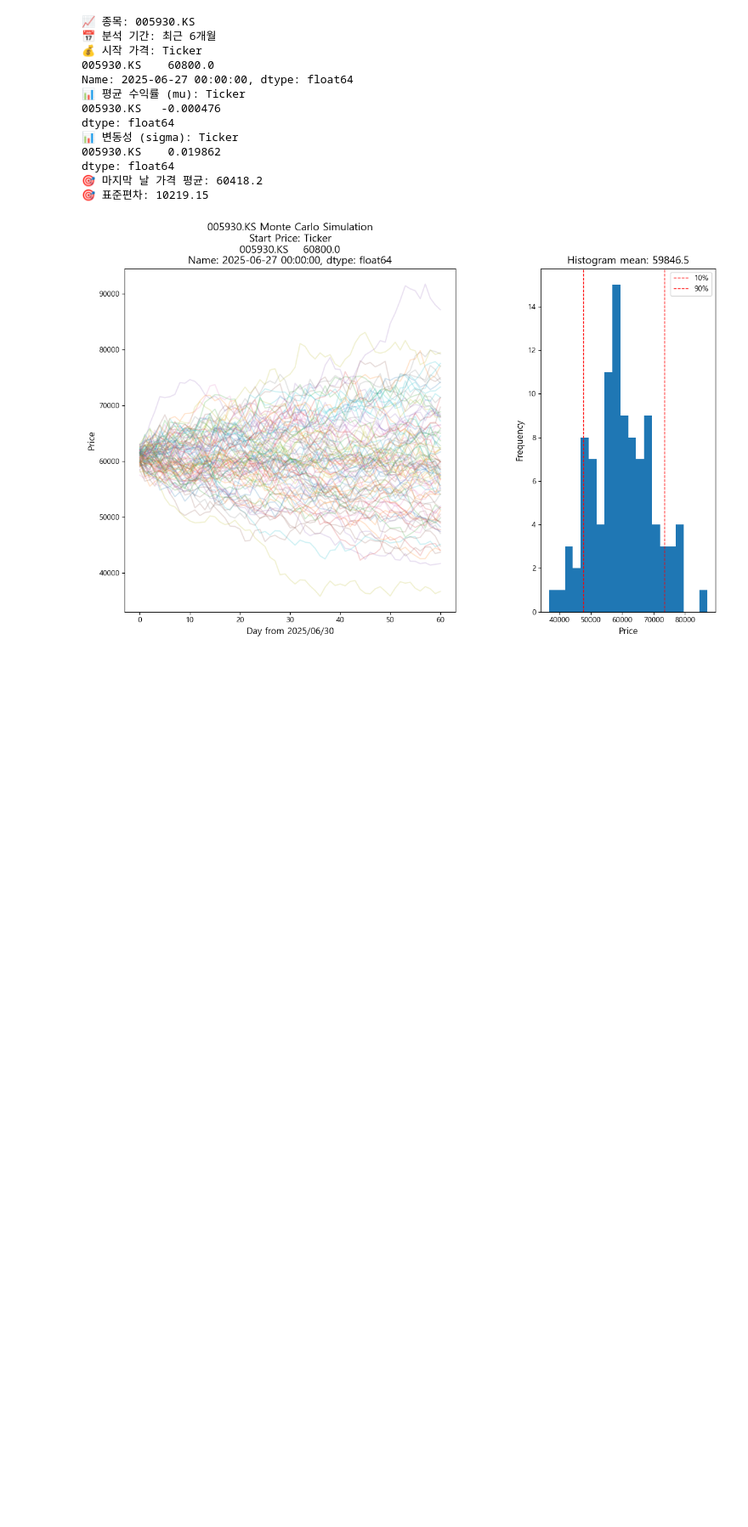
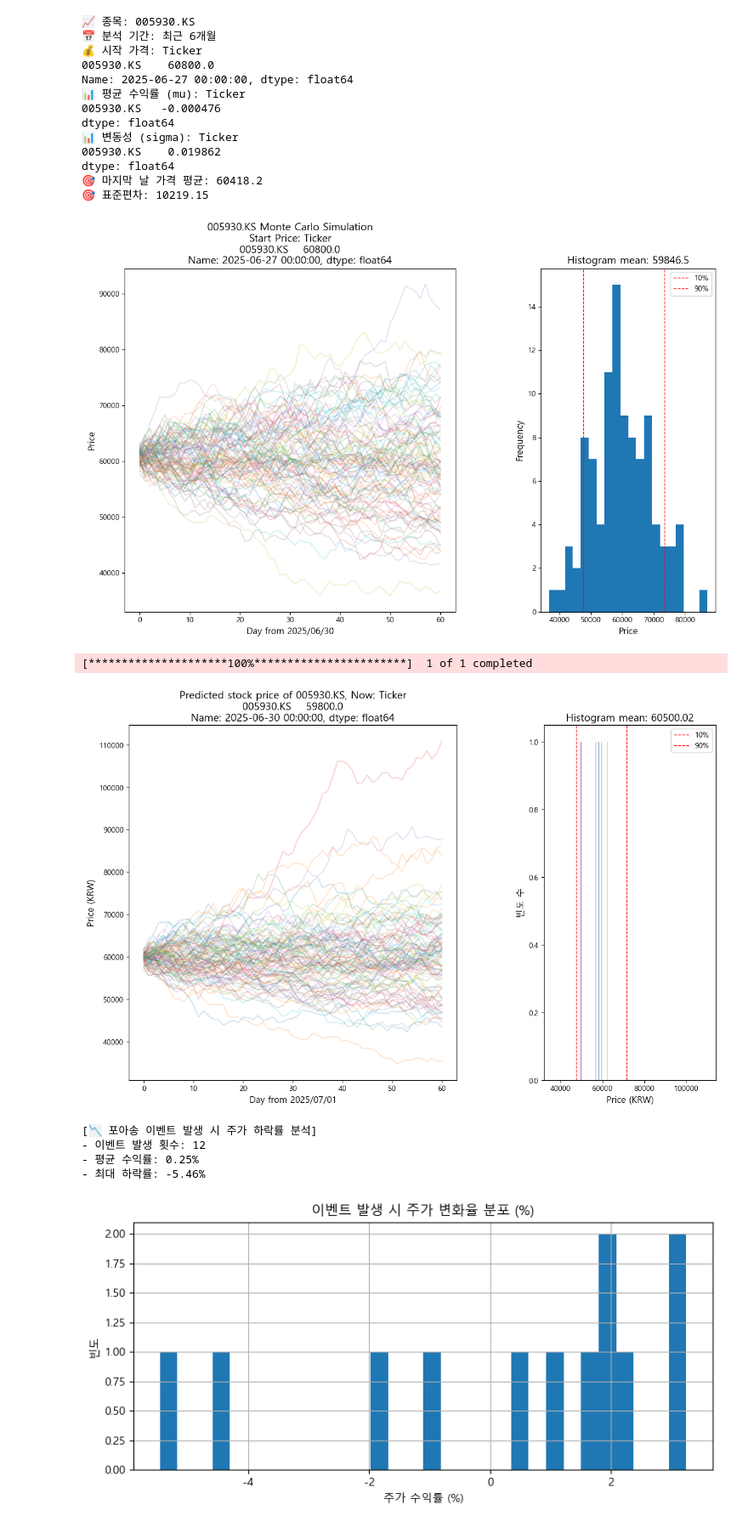
Before and after one commit to porketta-beam/goods, a Jupyter notebook: _js/monte_module.ipynb, the cells around one changed output. Shown at 85% size. Cells and saved outputs as stored; diff of their text form; code cells hidden in the pictures; blank space fills up the shorter version.

```diff
--- a/_js/monte_module.ipynb
+++ b/_js/monte_module.ipynb
@@ -324,7 +324,7 @@ def run_simulations(last_price, daily_vol, num_simulations=100, T=60):
 
     return df, last_price_list
 
-# ✅ 포아송 이벤트 발생 시 수익률 시뮬레이션
+#✅ 포아송 이벤트 발생 시 수익률 시뮬레이션
 def simulate_poisson_event_returns(last_price_list, lambda_event=0.1, daily_vol=0.05):
     event_returns = []
     event_count = 0
@@ -337,6 +337,7 @@ def simulate_poisson_event_returns(last_price_list, lambda_event=0.1, daily_vol=
             event_returns.append(simulated_return)
 
     return event_count, event_returns
+
 
 # ✅ 메인 함수 (종목코드 ticker를 인자로 받음)
 def main(ticker):
@@ -372,30 +373,41 @@ def main(ticker):
     figR.set_title('Histogram mean: ' + str_mean, fontsize=14)
     figR.set_xlabel('Price (KRW)', fontsize=12)
     figR.set_ylabel('빈도 수', fontsize=12)
     figR.legend()
     plt.tight_layout()
     plt.show()
 
     # ✅ 포아송 이벤트 발생 시 하락률 시뮬레이션
     event_count, event_returns = simulate_poisson_event_returns(tem)
+    # ✅ 시뮬레이션 실행
+    price_df, last_price_list = run_simulations(last_price, sigma)
+
 
     print("\n[📉 포아송 이벤트 발생 시 주가 하락률 분석]")
     print(f"- 이벤트 발생 횟수: {event_count}")
     if event_count > 0:
         print(f"- 평균 수익률: {np.mean(event_returns) * 100:.2f}%")
         print(f"- 최대 하락률: {min(event_returns) * 100:.2f}%")
 
         plt.figure(figsize=(8, 4))
         plt.hist(np.array(event_returns) * 100, bins=30)
         plt.title("이벤트 발생 시 주가 변화율 분포 (%)")
         plt.xlabel("주가 수익률 (%)")
         plt.ylabel("빈도")
         plt.grid(True)
         plt.tight_layout()
         plt.show()
     else:
         print("- 이벤트가 발생하지 않았습니다.")
 
 # ✅ 실행
 if __name__ == "__main__":
     main('005930.KS')  # ← 여기만 바꾸면 종목코드 변경 가능
+# %% [output]
+[*********************100%***********************]  1 of 1 completed
+[figure, added]
+[📉 포아송 이벤트 발생 시 주가 하락률 분석]
+- 이벤트 발생 횟수: 12
+- 평균 수익률: 0.25%
+- 최대 하락률: -5.46%
+[figure, added]
```
Also changed, not shown: 2 other files.
